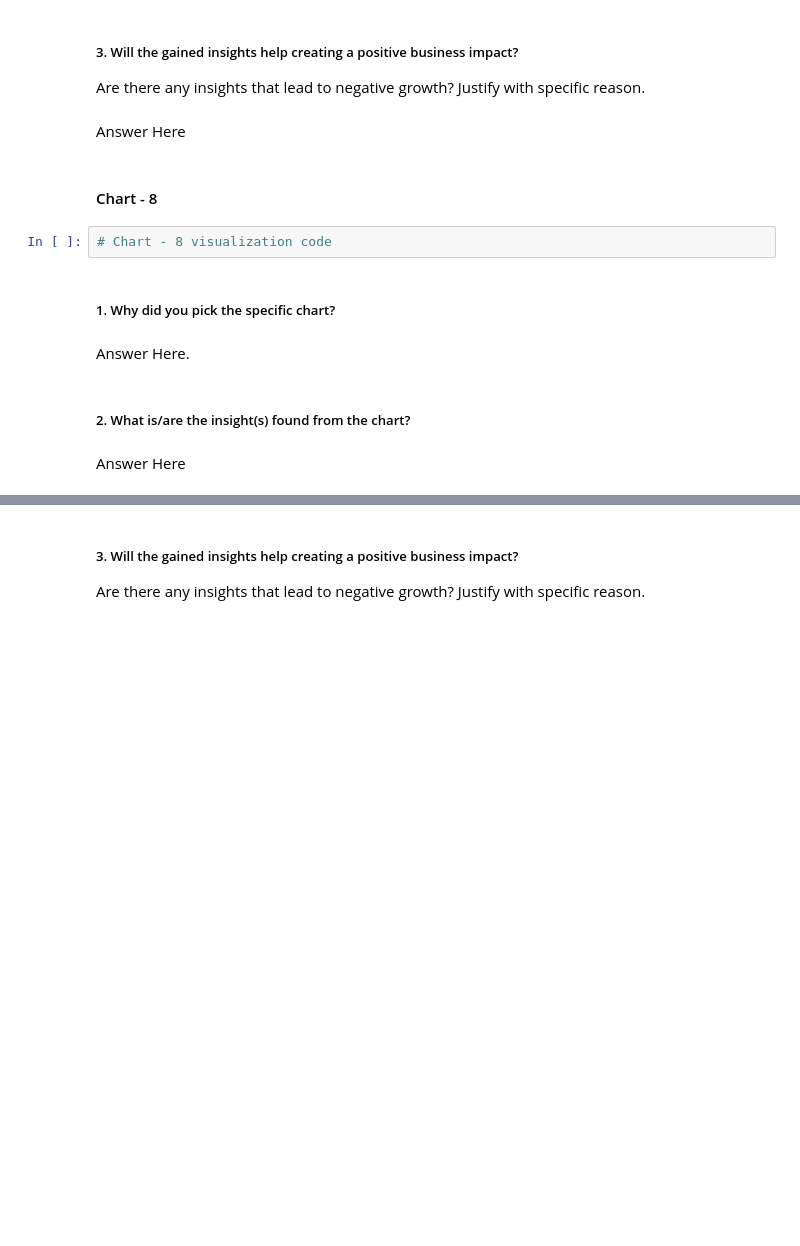
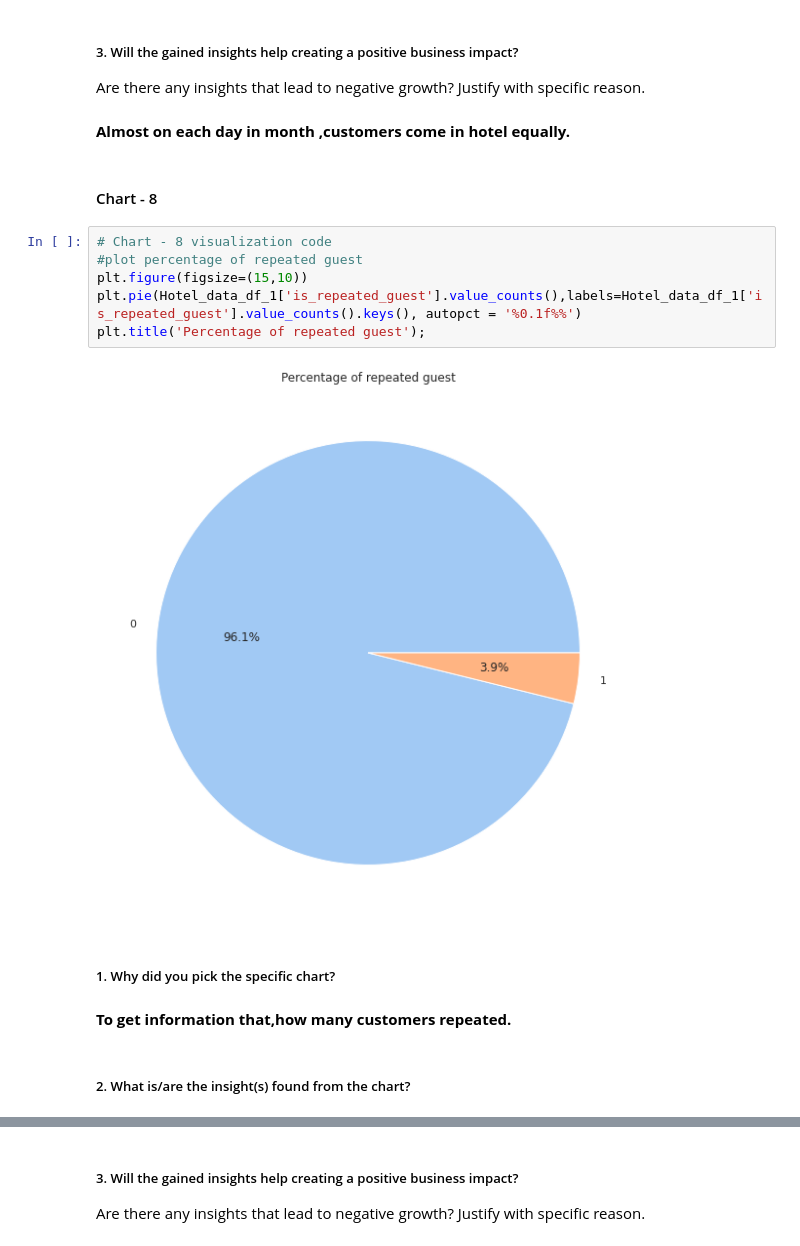
Before and after one commit to Ganeshbhavale/EDA-Hotel-Booking-Analysis., a Jupyter notebook: Ganesh_EDA_Hotel_Booking_Project_.ipynb, the cells around one changed output, grey strips where cells are left out. Drawn from its saved outputs; the diff is of its cells as text; blank space fills up the shorter version.

```diff
--- a/Ganesh_EDA_Hotel_Booking_Project_.ipynb
+++ b/Ganesh_EDA_Hotel_Booking_Project_.ipynb
@@ -860,17 +869,21 @@ Answer Here
 # %% [markdown]
 ##### 3. Will the gained insights help creating a positive business impact?
 Are there any insights that lead to negative growth? Justify with specific reason.
-# %% [markdown]
-Answer Here
+# %% [markdown]
+**Almost on each day in month ,customers come in hotel equally.**
 # %% [markdown]
 #### Chart - 8
-# %%
-# Chart - 8 visualization code
+# %%
+# Chart - 8 visualization code
+#plot percentage of repeated guest
+plt.figure(figsize=(15,10))
+plt.pie(Hotel_data_df_1['is_repeated_guest'].value_counts(),labels=Hotel_data_df_1['is_repeated_guest'].value_counts().keys(), autopct = '%0.1f%%')
+plt.title('Percentage of repeated guest');
+# %% [output]
+[figure, added]
 # %% [markdown]
 ##### 1. Why did you pick the specific chart?
-# %% [markdown]
-Answer Here.
+# %% [markdown]
+**To get information that,how many customers repeated.**
 # %% [markdown]
 ##### 2. What is/are the insight(s) found from the chart?
-# %% [markdown]
-Answer Here
```
Also changed, not shown: parts of 31 cells of this notebook.
